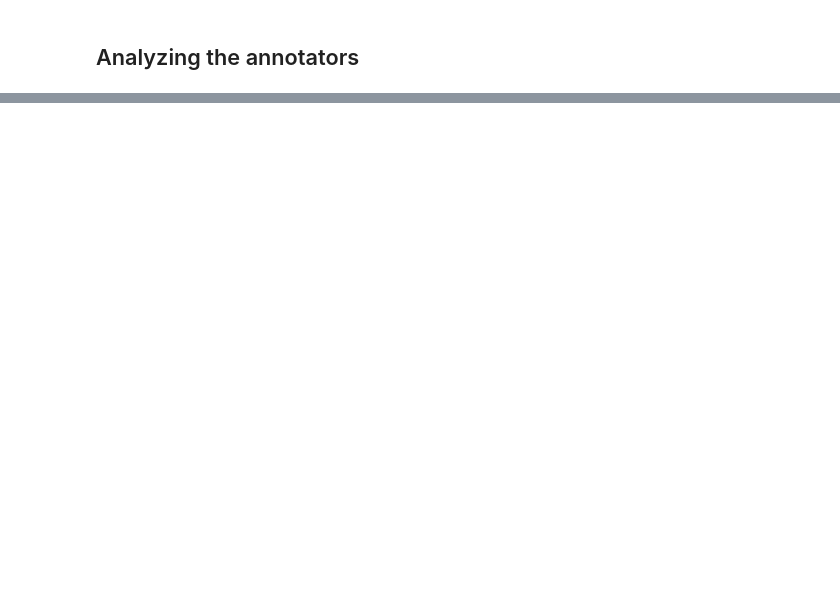
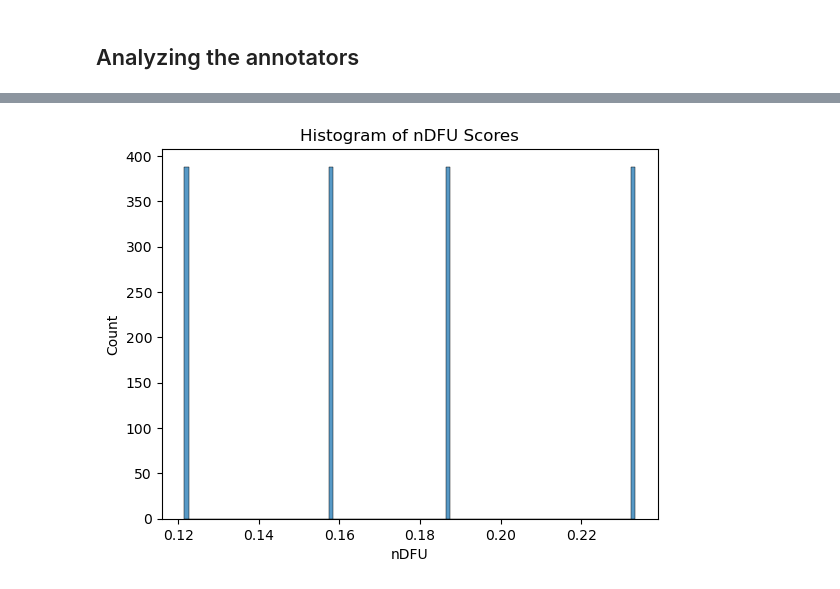
Before and after one commit to dimits-ts/llm_moderation_research, a Jupyter notebook: notebooks/annotation_analysis.ipynb, the cells around one changed output, grey strips where cells are left out. Cells and saved outputs as stored; diff of their text form; code cells hidden in the pictures; blank space fills up the shorter version.

```diff
--- a/notebooks/annotation_analysis.ipynb
+++ b/notebooks/annotation_analysis.ipynb
@@ -204,0 +247,25 @@ plt.show()
+# %%
+grouped = full_df.groupby('annotator_prompt')
+
+# Function to compute nDFU for a group
+def compute_nDFU(group):
+    scores = group['toxicity'].dropna().to_numpy()
+    if len(scores) > 0:
+        return dfu(scores, histogram_input=False, normalised=True)
+    return np.nan
+
+# lists to store the results
+ids = []
+messages = []
+nDFUs = []
+
+for name, group in grouped:
+    nDFU = compute_nDFU(group)
+    for idx, row in group.iterrows():
+        ids.append(idx)
+        messages.append(row['message'])
+        nDFUs.append(nDFU)
+
+result_df = pd.DataFrame({'id': ids, 'message': messages, 'nDFU': nDFUs})
+result_df = result_df.sort_values("nDFU")
+result_df
@@ -204,0 +298,9 @@ plt.show()
+# %%
+# Create a histogram plot with the nDFU counts
+sns.histplot(result_df['nDFU'].dropna(), kde=False, bins=100)
+plt.xlabel('nDFU')
+plt.ylabel('Count')
+plt.title('Histogram of nDFU Scores')
+plt.show()
+# %% [output]
+[figure, added]
```
Also changed, not shown: parts of 11 cells of this notebook.
